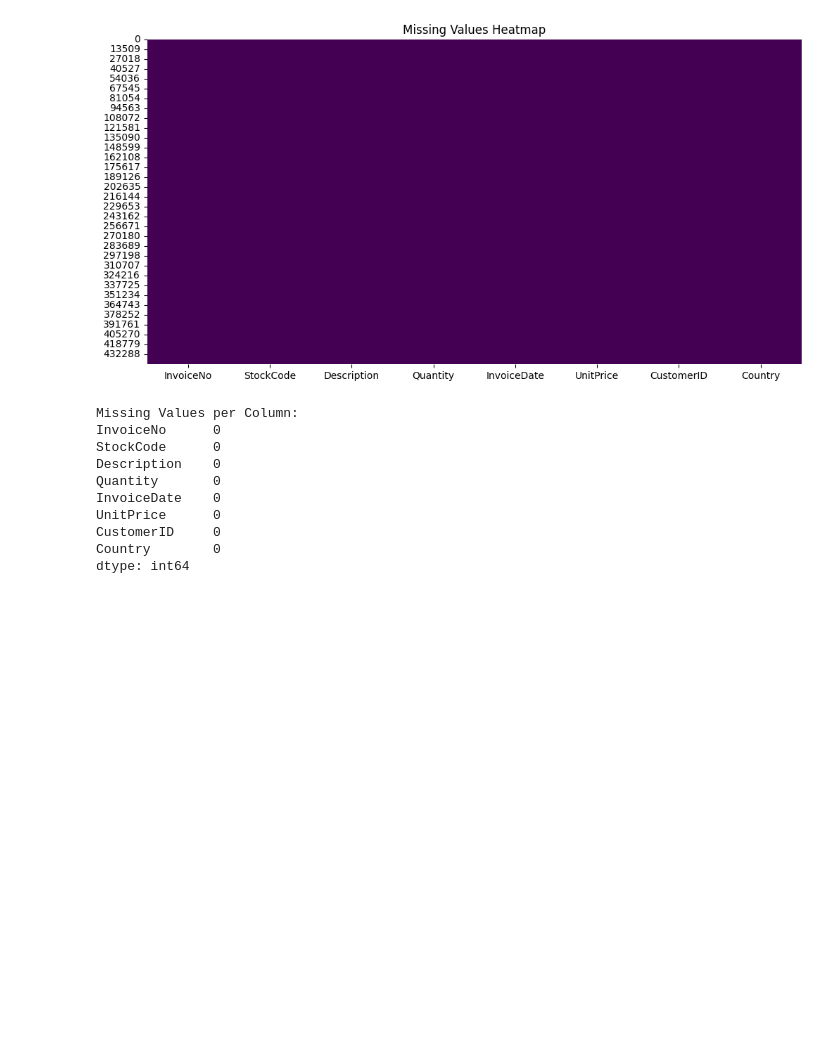
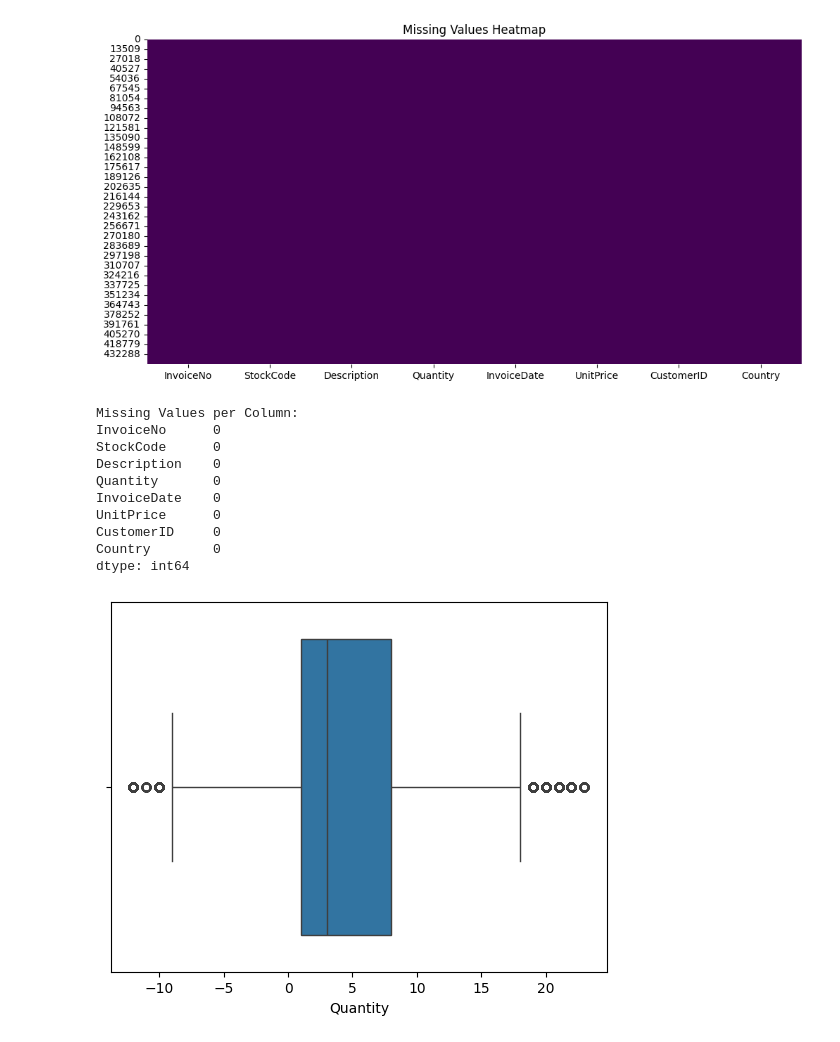
Before and after one commit to arpits1-hestabit/TSE, a Jupyter notebook: Week-6/src/notebooks/EDA.ipynb, the cells around one changed output. Saved outputs shown, nothing was run; the diff lists cells and outputs as text; code cells hidden in the pictures; blank space fills up the shorter version.

```diff
--- a/Week-6/src/notebooks/EDA.ipynb
+++ b/Week-6/src/notebooks/EDA.ipynb
@@ -112,3 +116,8 @@ UnitPrice      0
 CustomerID     0
 Country        0
 dtype: int64
+# %%
+sns.boxplot(x=df['Quantity'])
+Q1, Q3 = df['Quantity'].quantile([0.25, 0.75])
+# %% [output]
+[figure, added]
```
Also changed, not shown: parts of 2 cells of this notebook.
